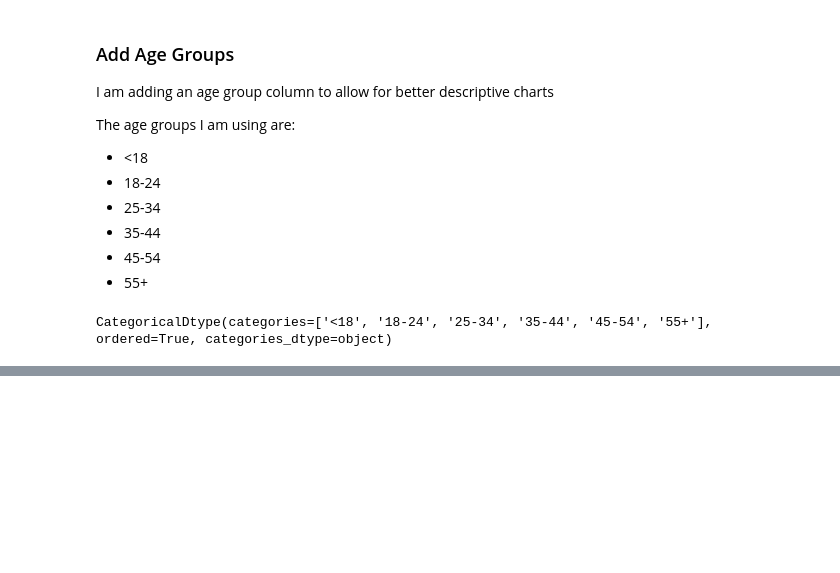
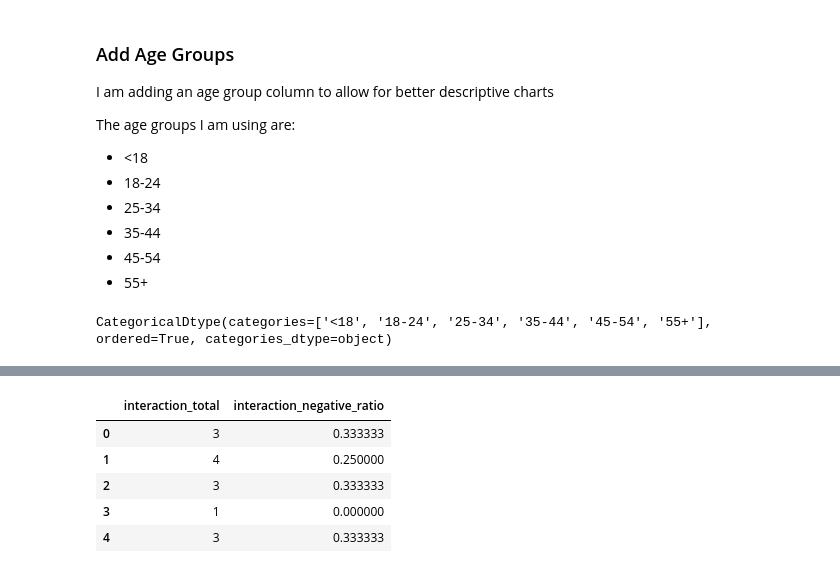
Before and after one commit to petedanielsmith/social-media-effect-on-mental-health, a Jupyter notebook: jupyter_notebooks/01_dataload_clean_and_look_at_distributions.ipynb, the cells around one changed output, grey strips where cells are left out. Cells and saved outputs as stored; diff of their text form; code cells hidden in the pictures; blank space fills up the shorter version.

Commit message:
Add 2 new interactive columns to NB01 (#12)

```diff
--- a/jupyter_notebooks/01_dataload_clean_and_look_at_distributions.ipynb
+++ b/jupyter_notebooks/01_dataload_clean_and_look_at_distributions.ipynb
@@ -268,0 +276,23 @@ CategoricalDtype(categories=['<18', '18-24', '25-34', '35-44', '45-54', '55+'],
+# %%
+# Add interactive total column
+df["interaction_total"] = (
+    df["negative_interactions_count"] + df["positive_interactions_count"]
+)
+
+# Add interactive negative ratio column
+df["interaction_negative_ratio"] = (
+    df["negative_interactions_count"] / df["interaction_total"]
+)
+
+# Fill NaN values with 0 for any cases where the was a division by zero
+df["interaction_negative_ratio"] = df["interaction_negative_ratio"].fillna(0)
+
+# Display first 5 rows of the new columns
+df[["interaction_total", "interaction_negative_ratio"]].head()
+# %% [output]
+|  | interaction_total | interaction_negative_ratio |
+| 0 | 3 | 0.333333 |
+| 1 | 4 | 0.250000 |
+| 2 | 3 | 0.333333 |
+| 3 | 1 | 0.000000 |
+| 4 | 3 | 0.333333 |
```
Also changed, not shown: parts of 1 cell of this notebook.
